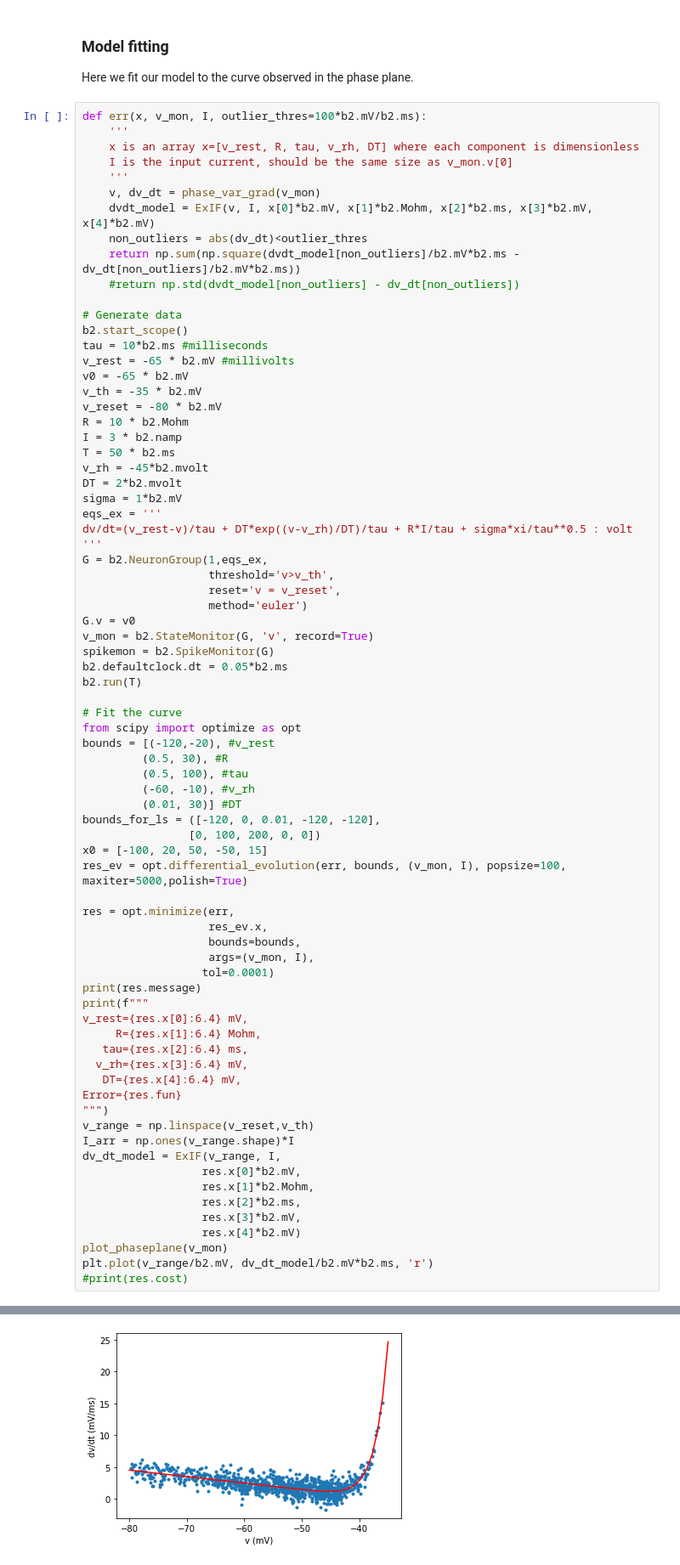
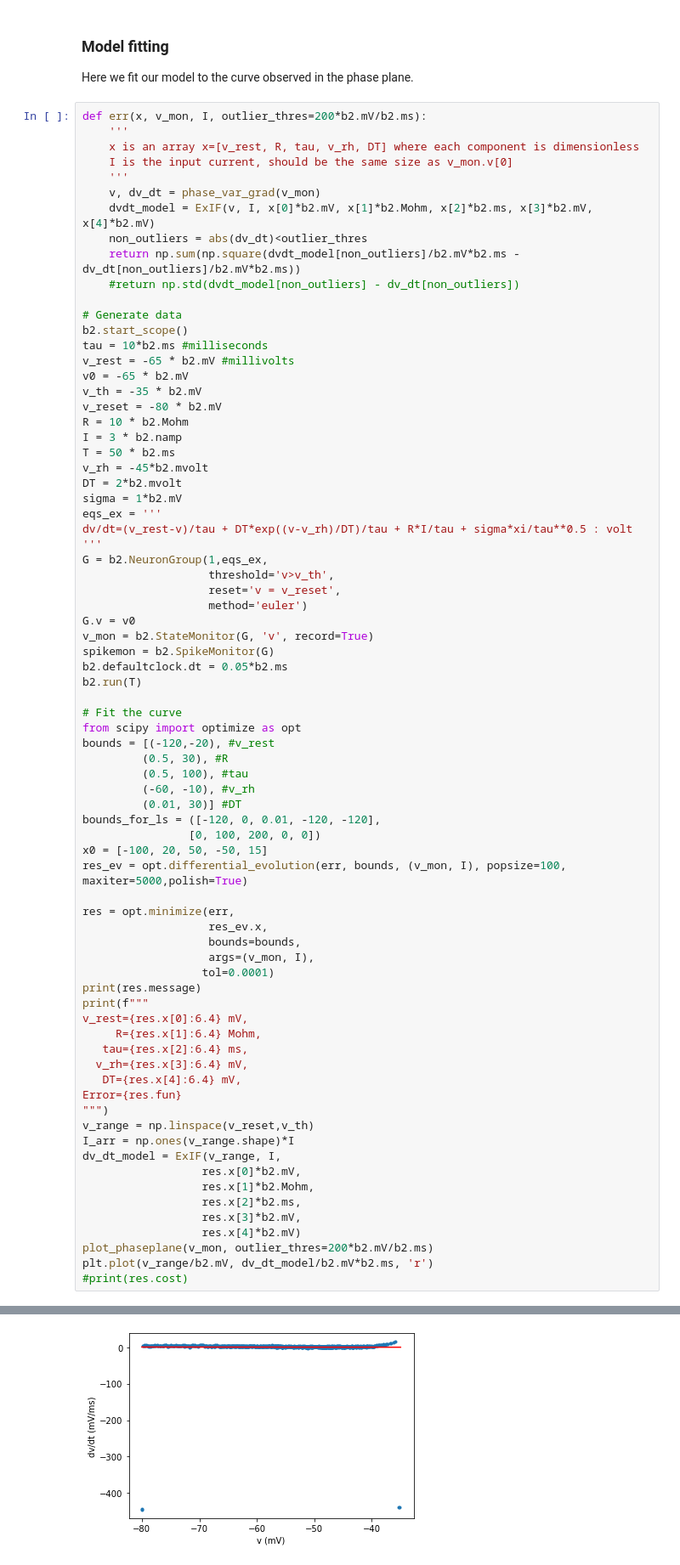
Before and after one commit to bazenkov/neuro-raai, a Jupyter notebook: Seminar 3. Model identification.ipynb, the cells around one changed output, grey strips where cells are left out. Shown at 85% size. Cells and saved outputs as stored; diff of their text form.

```diff
--- a/Seminar 3. Model identification.ipynb
+++ b/Seminar 3. Model identification.ipynb
@@ -199,7 +199,7 @@ plt.plot(v_range/b2.mV, dv_dt_model/b2.mV*b2.ms, 'r')
 ### Model fitting
 Here we fit our model to the curve observed in the phase plane.
 # %%
-def err(x, v_mon, I, outlier_thres=100*b2.mV/b2.ms):
+def err(x, v_mon, I, outlier_thres=200*b2.mV/b2.ms):
     '''
     x is an array x=[v_rest, R, tau, v_rh, DT] where each component is dimensionless
     I is the input current, should be the same size as v_mon.v[0]
@@ -270,7 +270,7 @@ dv_dt_model = ExIF(v_range, I,
                   res.x[2]*b2.ms,
                   res.x[3]*b2.mV,
                   res.x[4]*b2.mV)
-plot_phaseplane(v_mon)
+plot_phaseplane(v_mon, outlier_thres=200*b2.mV/b2.ms)
 plt.plot(v_range/b2.mV, dv_dt_model/b2.mV*b2.ms, 'r')
 #print(res.cost)
 # %% [output]
@@ -293 +286 @@ Error=921.2178875376112
-[figure, old version]
+[figure, new version]
```
Also changed, not shown: parts of 5 cells of this notebook, 1 other file.
